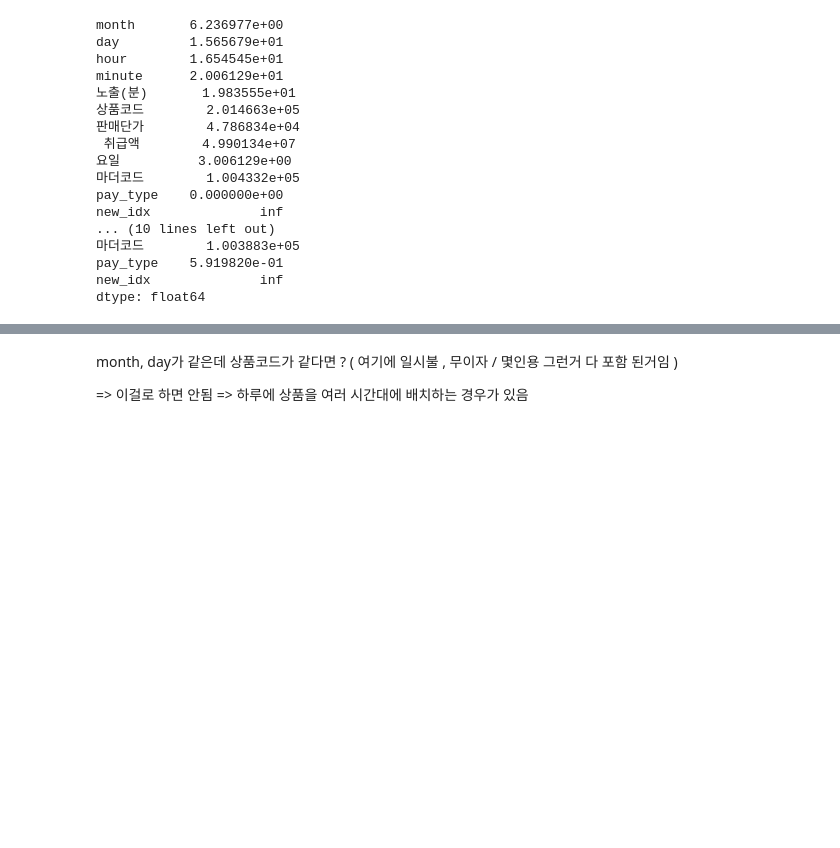
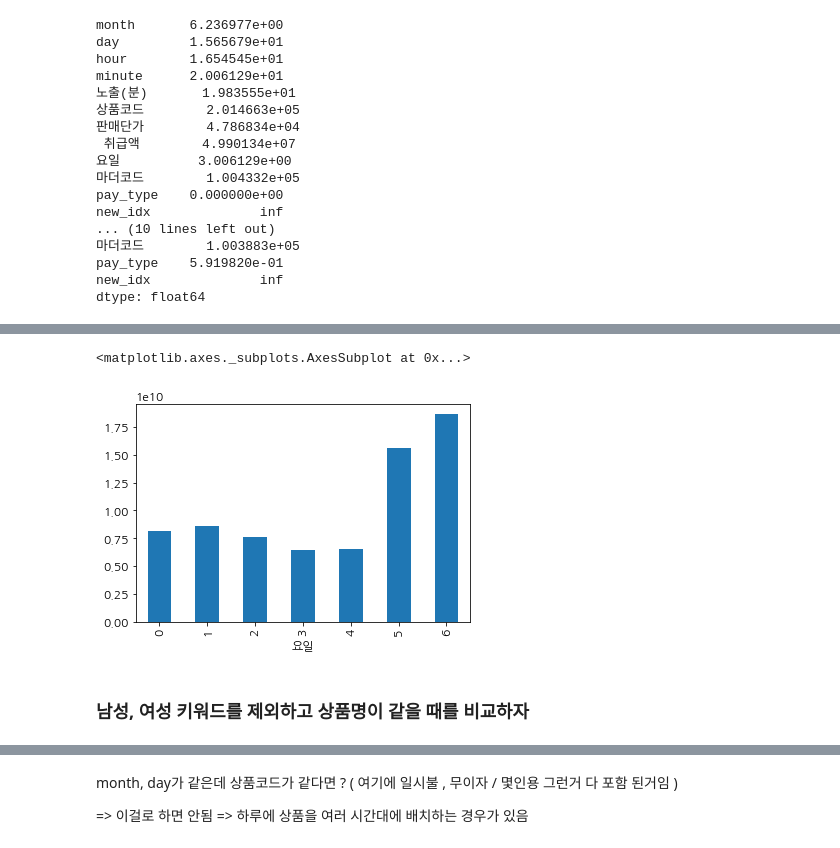
Before and after one commit to shp1204/WANPANMAN, a Jupyter notebook: EDA_ongoing.ipynb, the cells around one changed output, grey strips where cells are left out. Drawn from its saved outputs; the diff is of its cells as text; code cells hidden in the pictures; blank space fills up the shorter version.

```diff
--- a/EDA_ongoing.ipynb
+++ b/EDA_ongoing.ipynb
@@ -320,0 +483,7 @@ dtype: float64
+# %%
+df[df['남성']==1].groupby('요일').sum()['취급액'].plot(kind='bar')
+# %% [output]
+<matplotlib.axes._subplots.AxesSubplot at 0x...>
+[figure, added]
+# %% [markdown]
+### 남성, 여성 키워드를 제외하고 상품명이 같을 때를 비교하자
```
Also changed, not shown: parts of 41 cells of this notebook, 18 other files.
